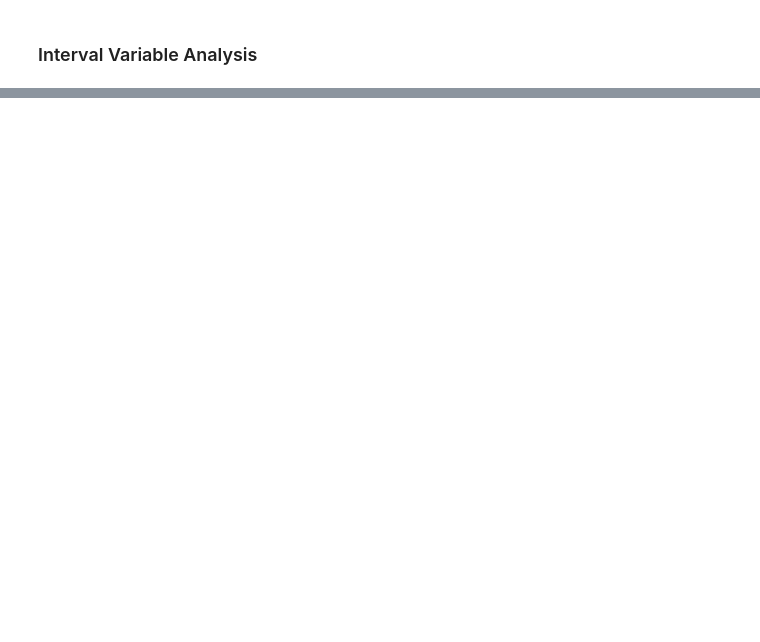
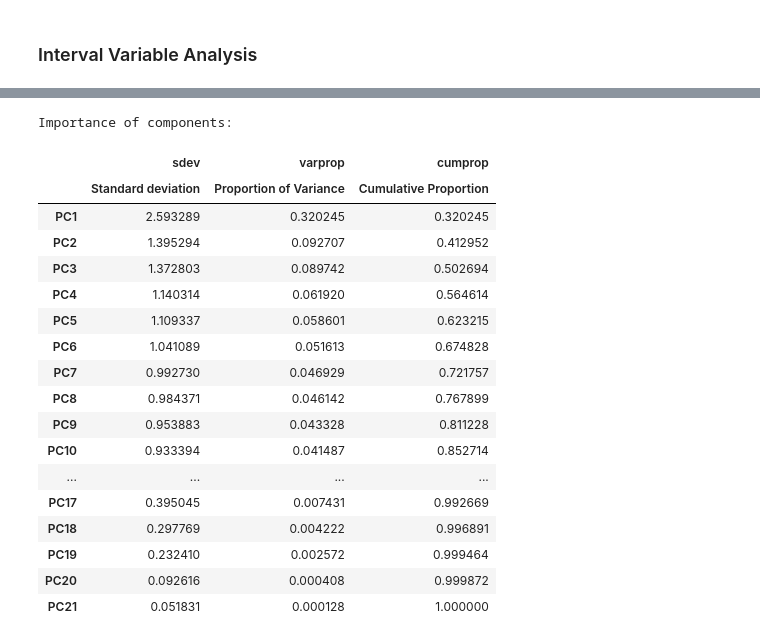
Before and after one commit to abhayace/loan-default-factors, a Jupyter notebook: Loan_Assignment_final.ipynb, the cells around one changed output, grey strips where cells are left out. Cells and saved outputs as stored; diff of their text form; code cells hidden in the pictures; blank space fills up the shorter version.

```diff
--- a/Loan_Assignment_final.ipynb
+++ b/Loan_Assignment_final.ipynb
@@ -467,0 +535,33 @@ inq_last_6mths
+# %%
+def pca_summary(pca, standardised_data, out=True):
+    names = ["PC"+str(i) for i in range(1, len(pca.explained_variance_ratio_)+1)]
+    a = list(np.std(pca.transform(standardised_data), axis=0))
+    b = list(pca.explained_variance_ratio_)
+    c = [np.sum(pca.explained_variance_ratio_[:i]) for i in range(1, len(pca.explained_variance_ratio_)+1)]
+    columns = pd.MultiIndex.from_tuples([("sdev", "Standard deviation"), ("varprop", "Proportion of Variance"), ("cumprop", "Cumulative Proportion")])
+    summary = pd.DataFrame(zip(a, b, c), index=names, columns=columns)
+    if out:
+        print("Importance of components:")
+        display(summary)
+    return summary
+summary = pca_summary(pca, std_df)
+# %% [output]
+Importance of components:
+|  | sdev | varprop | cumprop |
+|  | Standard deviation | Proportion of Variance | Cumulative Proportion |
+| PC1 | 2.593289 | 0.320245 | 0.320245 |
+| PC2 | 1.395294 | 0.092707 | 0.412952 |
+| PC3 | 1.372803 | 0.089742 | 0.502694 |
+| PC4 | 1.140314 | 0.061920 | 0.564614 |
+| PC5 | 1.109337 | 0.058601 | 0.623215 |
+| PC6 | 1.041089 | 0.051613 | 0.674828 |
+| PC7 | 0.992730 | 0.046929 | 0.721757 |
+| PC8 | 0.984371 | 0.046142 | 0.767899 |
+| PC9 | 0.953883 | 0.043328 | 0.811228 |
+| PC10 | 0.933394 | 0.041487 | 0.852714 |
+| ... | ... | ... | ... |
+| PC17 | 0.395045 | 0.007431 | 0.992669 |
+| PC18 | 0.297769 | 0.004222 | 0.996891 |
+| PC19 | 0.232410 | 0.002572 | 0.999464 |
+| PC20 | 0.092616 | 0.000408 | 0.999872 |
+| PC21 | 0.051831 | 0.000128 | 1.000000 |
```
Also changed, not shown: parts of 26 cells of this notebook.
